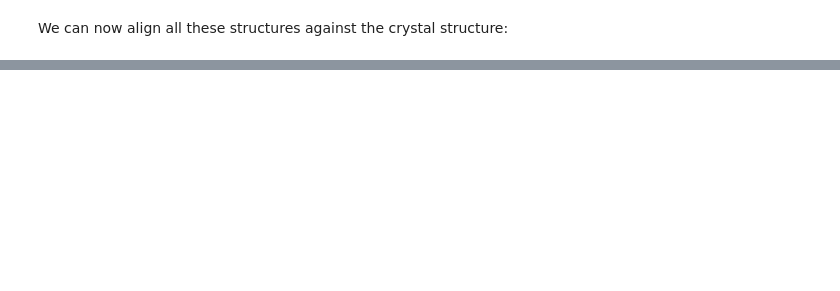
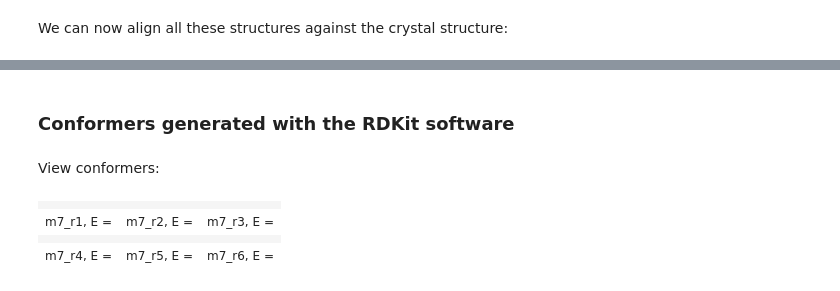
Before and after one commit to gosiao/test_notebooks, a Jupyter notebook: notes.ipynb, the cells around one changed output, grey strips where cells are left out. Saved outputs shown, nothing was run; the diff lists cells and outputs as text; code cells hidden in the pictures; blank space fills up the shorter version.

```diff
--- a/notes.ipynb
+++ b/notes.ipynb
@@ -319,0 +511,2 @@ We can now align all these structures against the crystal structure:
+# %% [markdown]
+### Conformers generated with the RDKit software
@@ -319,0 +525,31 @@ We can now align all these structures against the crystal structure:
+# %% [markdown]
+View conformers:
+# %%
+%%html
+<table>
+  <tr>
+    <td id="m7_r1" ></td>
+    <td id="m7_r2" ></td>
+    <td id="m7_r3" ></td>
+  </tr>
+  <tr>
+    <td> m7_r1, E = </td>
+    <td> m7_r2, E = </td>
+    <td> m7_r3, E = </td>
+  </tr>
+  <tr>
+    <td id="m7_r4" ></td>
+    <td id="m7_r5" ></td>
+    <td id="m7_r6" ></td>
+  </tr>
+  <tr>
+    <td> m7_r4, E = </td>
+    <td> m7_r5, E = </td>
+    <td> m7_r6, E = </td>
+  </tr>
+</table>
+# %% [output]
+|  |  |  |
+| m7_r1, E = | m7_r2, E = | m7_r3, E = |
+|  |  |  |
+| m7_r4, E = | m7_r5, E = | m7_r6, E = |
```
Also changed, not shown: parts of 80 cells of this notebook.
